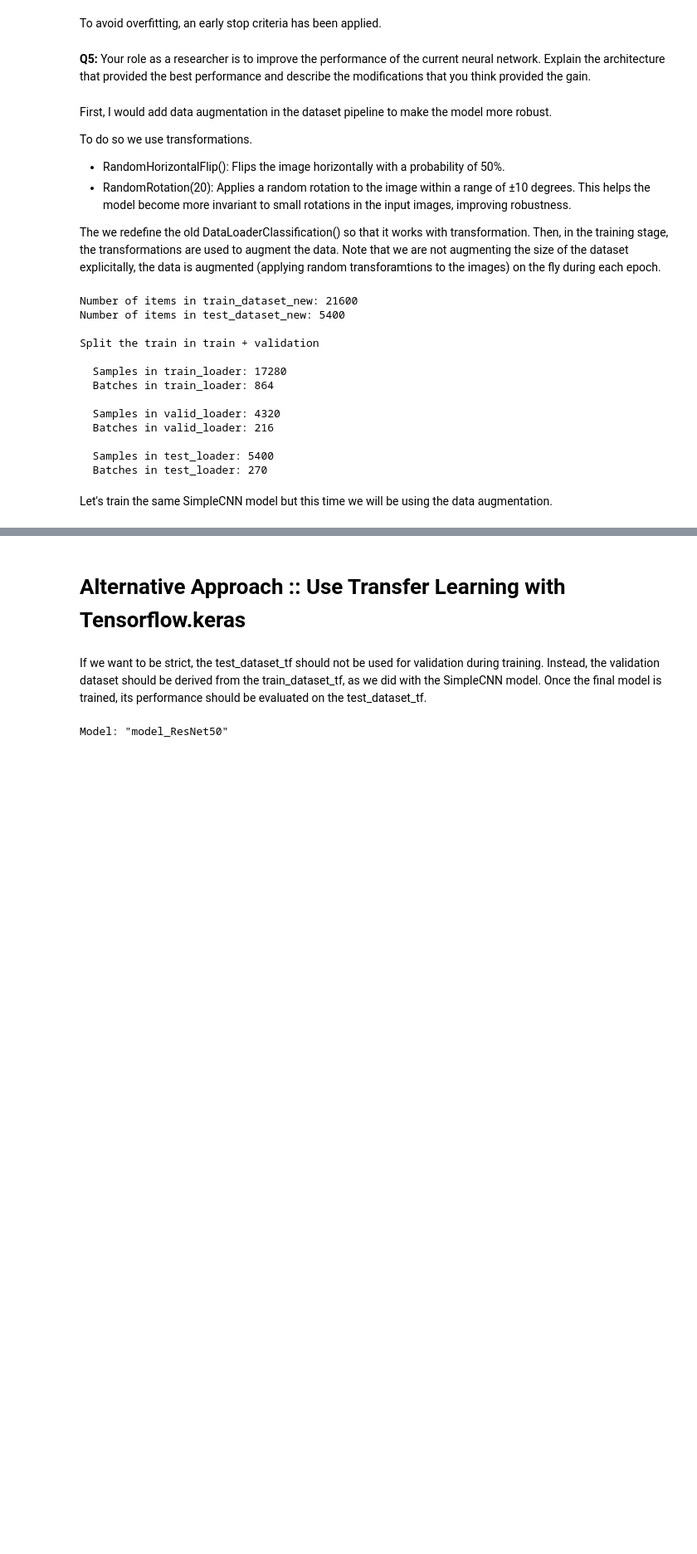
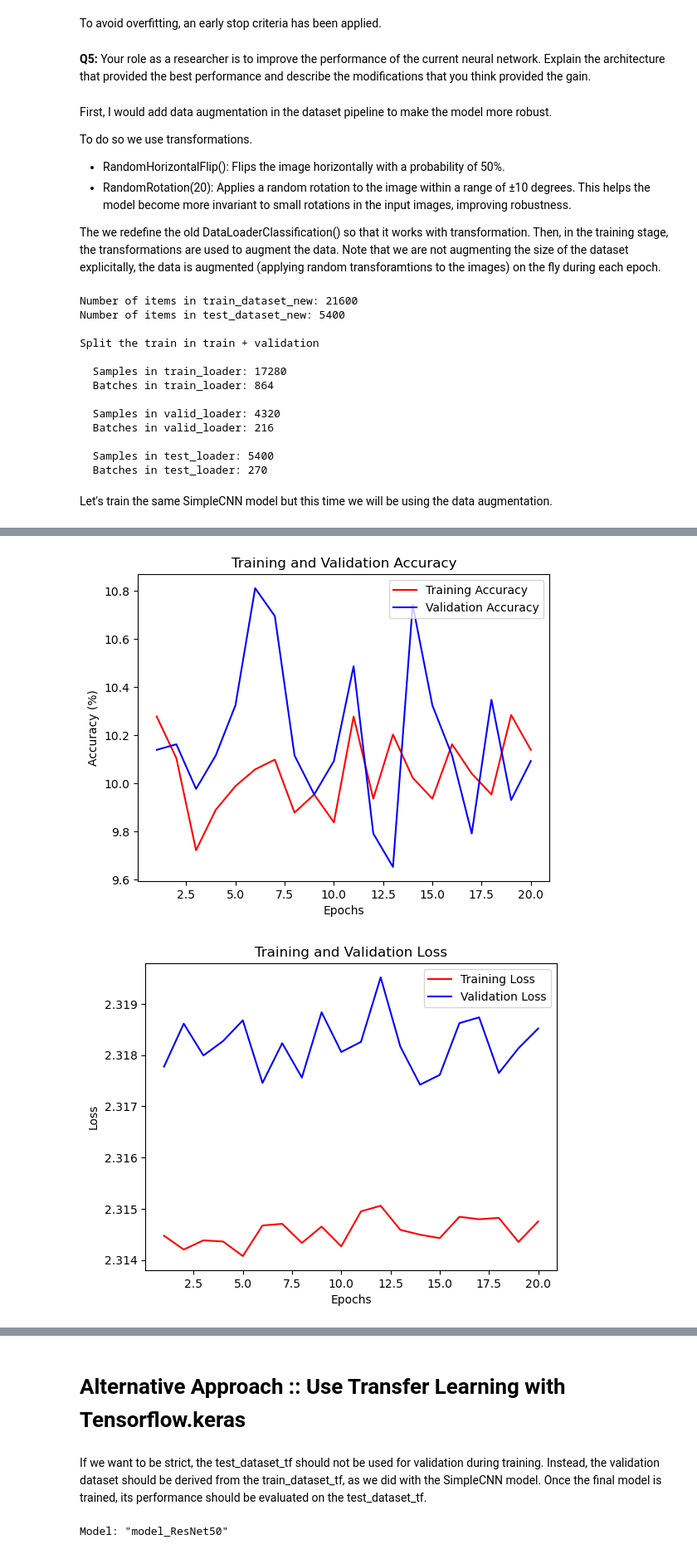
Before and after one commit to MartinezAgullo/TechChallenge_TrustStamp, a Jupyter notebook: assignment_2_cnn/Pablo-MartinezAgullo.ipynb, the cells around one changed output, grey strips where cells are left out. Shown: that part at 83% size. Saved outputs shown, nothing was run; the diff lists cells and outputs as text; code cells hidden in the pictures; blank space fills up the shorter version.

```diff
--- a/assignment_2_cnn/Pablo-MartinezAgullo.ipynb
+++ b/assignment_2_cnn/Pablo-MartinezAgullo.ipynb
@@ -284,7 +285,7 @@ Test data type (images): torch.float32, Data type (labels): torch.int64
 #      patience   :: Training will stop if no significant improvement takes place in "patience" epochs.             #
 #      threshold  :: Relative improvement required for validation acc or loss to reset the patience counter.        #
 #####################################################################################################################
-def train_model(model, train_loader, valid_loader, criterion, optimizer, num_epochs, patience=20, threshold=0.005, save_path="./Model/Simple-CNN/", save_name ="model.pth"):
+def train_model(model, train_loader, valid_loader, criterion, optimizer, num_epochs, scheduler, patience=20, threshold=0.005, save_path="./Model/Simple-CNN/", save_name ="model.pth"):
 
     # Keep track of training and validation loss
     valid_accuracy_max = 0                       # Itinizalize max validation accuracy
@@ -393,6 +394,9 @@ def train_model(model, train_loader, valid_loader, criterion, optimizer, num_epo
         else:
             no_improvement_epochs += 1
 
+        # Adjust learning rate based on validation loss
+        scheduler.step(valid_loss)
+
         if no_improvement_epochs >= patience:
             print(f'Early stopping: No improvement in validation for {patience} epochs.')
             break
@@ -400,6 +404,6 @@ def train_model(model, train_loader, valid_loader, criterion, optimizer, num_epo
     return train_losses, valid_losses, train_accuracies, valid_accuracies
 # %%
 # RUN TRAINING
-train_losses, valid_losses, train_accuracies, valid_accuracies = train_model(model, train_loader, valid_loader, criterion, optimizer, num_epochs=n_epochs)
+train_losses, valid_losses, train_accuracies, valid_accuracies = train_model(model, train_loader, valid_loader, criterion, optimizer, num_epochs=n_epochs, scheduler=scheduler)
 # %% [output]
 Epoch: 1
@@ -469,7 +473,8 @@ from PIL import Image
 transform = transforms.Compose([
     transforms.RandomHorizontalFlip(),
     transforms.RandomRotation(20),
-    transforms.ToTensor()
+    transforms.ToTensor(),
+    transforms.Normalize(mean=[0.485, 0.456, 0.406], std=[0.229, 0.224, 0.225])
 ])
 
 
@@ -516,7 +521,11 @@ class DataLoaderClassification_improved(Dataset):
             image = self.transform(image)
         else:
             # Default: Convert to tensor if no transform is provided
-            transform = transforms.ToTensor()
+            test_transform = transforms.Compose([
+                transforms.ToTensor(),
+                transforms.Normalize(mean=[0.485, 0.456, 0.406], std=[0.229, 0.224, 0.225])
+            ])
+
             image = transform(image)
 
 
@@ -526,7 +535,7 @@ class DataLoaderClassification_improved(Dataset):
         return image, label
 
 train_dataset_new = DataLoaderClassification_improved(data_dir=data_dir, file_list_path=train_file_list, transform=transform)
-test_dataset_new = DataLoaderClassification_improved(data_dir=data_dir, file_list_path=test_file_list, transform=transform)
+test_dataset_new = DataLoaderClassification_improved(data_dir=data_dir, file_list_path=test_file_list, transform=None)
 
 print(f"Number of items in train_dataset_new: {len(train_dataset_new)}")
 print(f"Number of items in test_dataset_new: {len(test_dataset_new)}")
@@ -578,7 +587,7 @@ Let's train the same SimpleCNN model but this time we will be using the data aug
 model_new = SimpleCNN()
 #print(model)
 #optimizer = optim.SGD(model.parameters(), lr=0.1)
-optimizer = optim.Adam(model.parameters(), lr=10)
+optimizer = optim.Adam(model.parameters(), lr=0.01)
 
 
 def initialize_weights(m):
@@ -592,7 +601,7 @@ model_new.to(device)
 
 train_losses_new, valid_losses_new, train_accuracies_new, valid_accuracies_new = train_model(
     model_new, train_loader_new, valid_loader_new,
-    criterion, optimizer, num_epochs=n_epochs,
+    criterion, optimizer, num_epochs=n_epochs, scheduler=scheduler,
     patience=20, threshold=0.005,
     save_path="./Model/Simple-CNN/", save_name="model_with_augmented_data.pth"
 )
@@ -599,3 +626,6 @@ train_losses_new, valid_losses_new, train_accuracies_new, valid_accuracies_new =
 # %%
-plot_accuracy(train_accuracies_new, valid_accuracies_new, num_epochs=n_epochs)
-plot_loss(train_losses_new, valid_losses_new, num_epochs=n_epochs)
+plot_accuracy(train_accuracies_new, valid_accuracies_new)
+plot_loss(train_losses_new, valid_losses_new)
+# %% [output]
+[figure, added]
+[figure, added]
```
Also changed, not shown: parts of 12 cells of this notebook, 4 other files.
